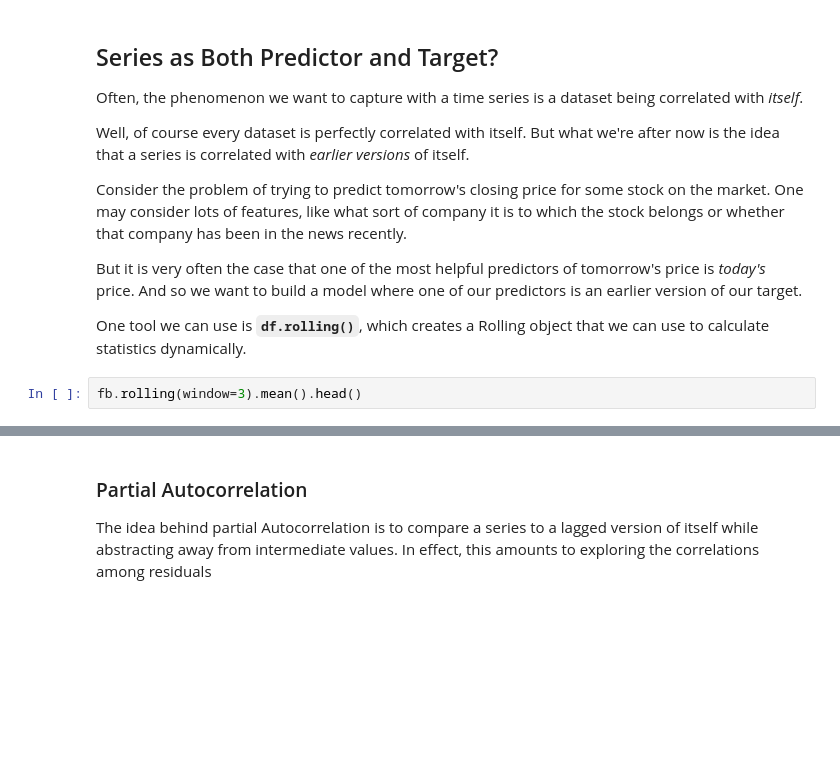
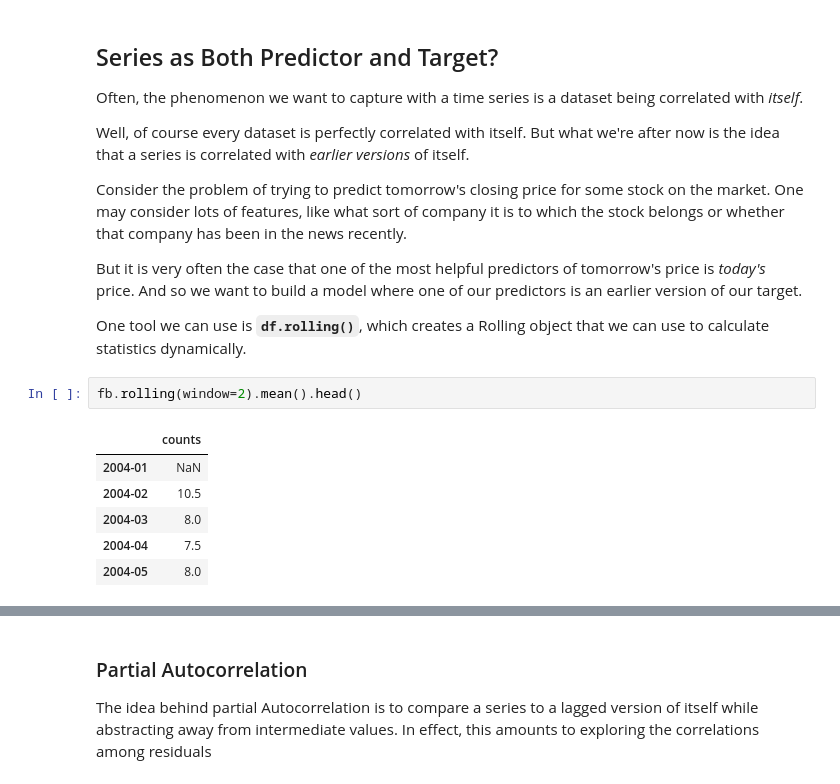
Before and after one commit to Amberlynnyandow/study-group-content, a Jupyter notebook: module_4/week_2/Time Series 2.ipynb, the cells around one changed output, grey strips where cells are left out. Saved outputs shown, nothing was run; the diff lists cells and outputs as text; blank space fills up the shorter version.

```diff
--- a/module_4/week_2/Time Series 2.ipynb
+++ b/module_4/week_2/Time Series 2.ipynb
@@ -38,7 +46,14 @@ But it is very often the case that one of the most helpful predictors of tomorro
 
 One tool we can use is **`df.rolling()`**, which creates a Rolling object that we can use to calculate statistics dynamically.
 # %%
-fb.rolling(window=3).mean().head()
+fb.rolling(window=2).mean().head()
+# %% [output]
+|  | counts |
+| 2004-01 | NaN |
+| 2004-02 | 10.5 |
+| 2004-03 | 8.0 |
+| 2004-04 | 7.5 |
+| 2004-05 | 8.0 |
 # %%
 fb['roll_avg'] = fb.rolling(window=2).mean()
 
```
Also changed, not shown: parts of 26 cells of this notebook, 3 other files.
